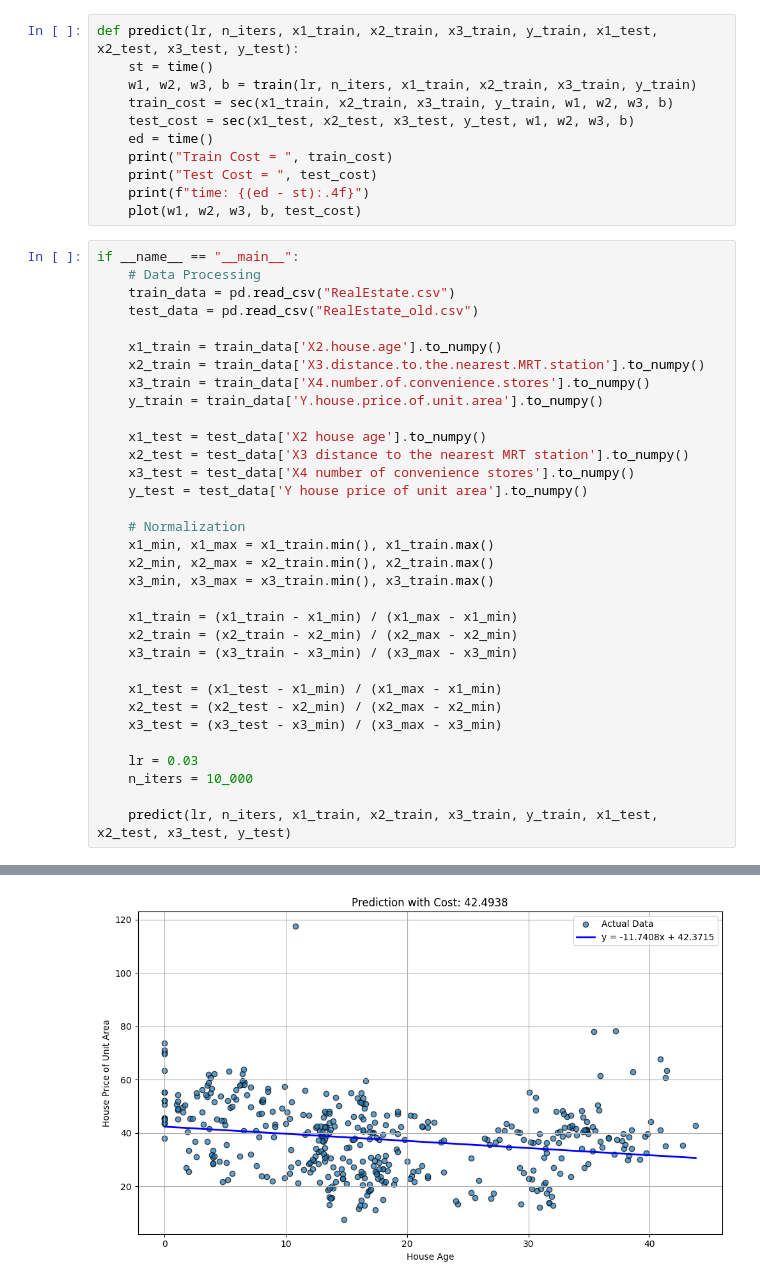
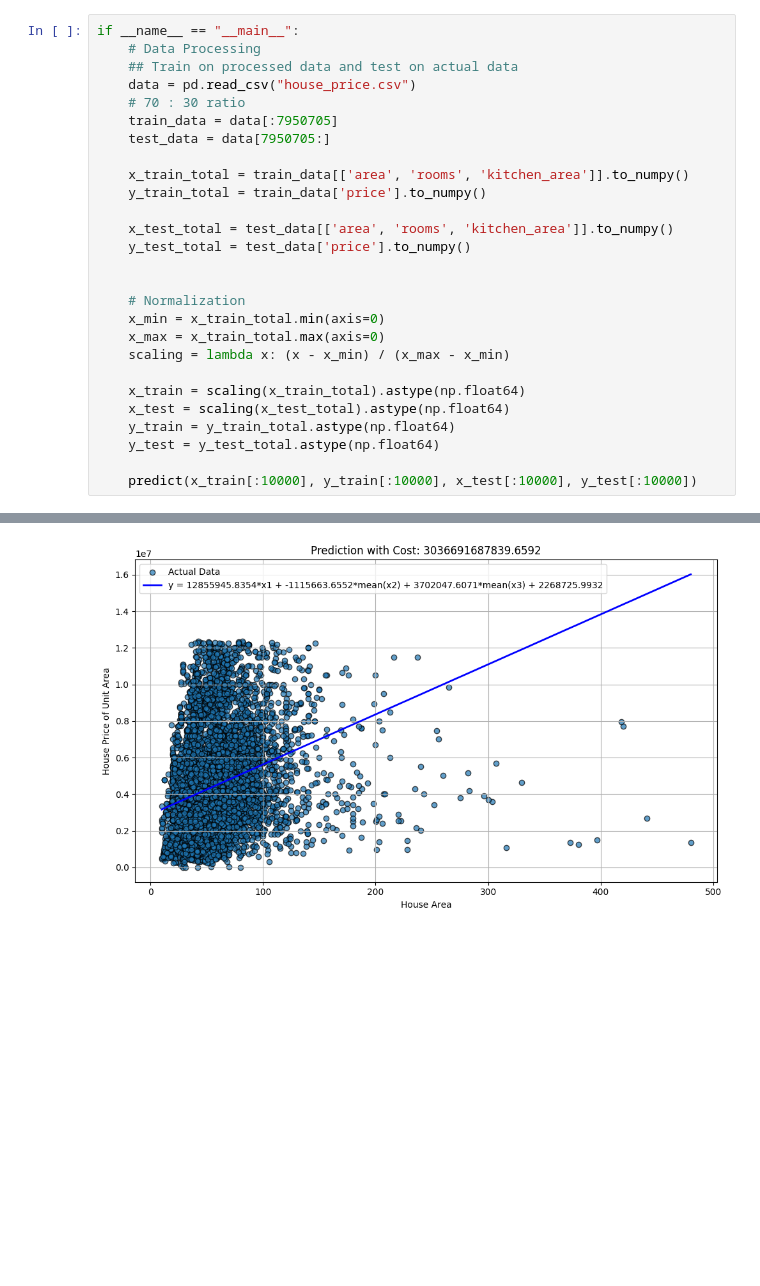
Before and after one commit to bp2881/machinelearning-algo, a Jupyter notebook: LinearRegression_mv.ipynb, the cells around one changed output, grey strips where cells are left out. Cells and saved outputs as stored; diff of their text form; blank space fills up the shorter version.

```diff
--- a/LinearRegression_mv.ipynb
+++ b/LinearRegression_mv.ipynb
@@ -52,45 +37,28 @@ def sec(x1_test, x2_test, x3_test, y_test, w1, w2, w3, b):
-# %%
-def predict(lr, n_iters, x1_train, x2_train, x3_train, y_train, x1_test, x2_test, x3_test, y_test):
-    st = time()
-    w1, w2, w3, b = train(lr, n_iters, x1_train, x2_train, x3_train, y_train)
-    train_cost = sec(x1_train, x2_train, x3_train, y_train, w1, w2, w3, b)
-    test_cost = sec(x1_test, x2_test, x3_test, y_test, w1, w2, w3, b)
-    ed = time()
-    print("Train Cost = ", train_cost)
-    print("Test Cost = ", test_cost)
-    print(f"time: {(ed - st):.4f}")
-    plot(w1, w2, w3, b, test_cost)
 # %%
 if __name__ == "__main__":
     # Data Processing
-    train_data = pd.read_csv("RealEstate.csv")
-    test_data = pd.read_csv("RealEstate_old.csv")
+    ## Train on processed data and test on actual data
+    data = pd.read_csv("house_price.csv")
+    # 70 : 30 ratio
+    train_data = data[:7950705]
+    test_data = data[7950705:]
 
-    x1_train = train_data['X2.house.age'].to_numpy()
-    x2_train = train_data['X3.distance.to.the.nearest.MRT.station'].to_numpy()
-    x3_train = train_data['X4.number.of.convenience.stores'].to_numpy()
-    y_train = train_data['Y.house.price.of.unit.area'].to_numpy()
+    x_train_total = train_data[['area', 'rooms', 'kitchen_area']].to_numpy()
+    y_train_total = train_data['price'].to_numpy()
 
-    x1_test = test_data['X2 house age'].to_numpy()
-    x2_test = test_data['X3 distance to the nearest MRT station'].to_numpy()
-    x3_test = test_data['X4 number of convenience stores'].to_numpy()
-    y_test = test_data['Y house price of unit area'].to_numpy()
+    x_test_total = test_data[['area', 'rooms', 'kitchen_area']].to_numpy()
+    y_test_total = test_data['price'].to_numpy()
+
 
     # Normalization
-    x1_min, x1_max = x1_train.min(), x1_train.max()
-    x2_min, x2_max = x2_train.min(), x2_train.max()
-    x3_min, x3_max = x3_train.min(), x3_train.max()
+    x_min = x_train_total.min(axis=0)
+    x_max = x_train_total.max(axis=0)
+    scaling = lambda x: (x - x_min) / (x_max - x_min)
 
-    x1_train = (x1_train - x1_min) / (x1_max - x1_min)
-    x2_train = (x2_train - x2_min) / (x2_max - x2_min)
-    x3_train = (x3_train - x3_min) / (x3_max - x3_min)
+    x_train = scaling(x_train_total).astype(np.float64)
+    x_test = scaling(x_test_total).astype(np.float64)
+    y_train = y_train_total.astype(np.float64)
+    y_test = y_test_total.astype(np.float64)
 
-    x1_test = (x1_test - x1_min) / (x1_max - x1_min)
-    x2_test = (x2_test - x2_min) / (x2_max - x2_min)
-    x3_test = (x3_test - x3_min) / (x3_max - x3_min)
-
-    lr = 0.03
-    n_iters = 10_000
-
-    predict(lr, n_iters, x1_train, x2_train, x3_train, y_train, x1_test, x2_test, x3_test, y_test)
+    predict(x_train[:10000], y_train[:10000], x_test[:10000], y_test[:10000])
 # %% [output]
@@ -111 +69 @@ time: 0.0237
-[figure, old version]
+[figure, new version]
```
Also changed, not shown: parts of 5 cells of this notebook, 11 other files.
